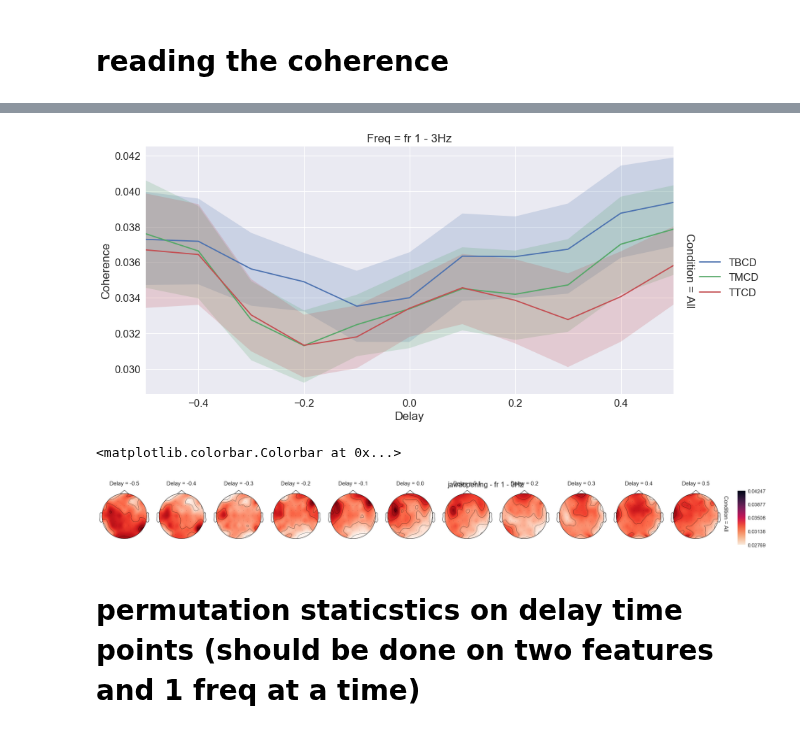
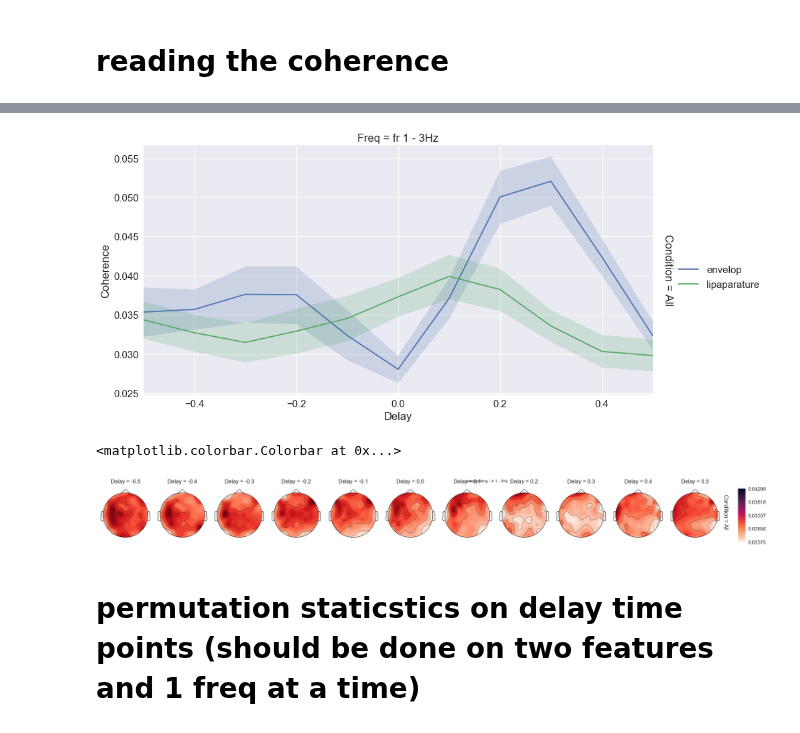
Before and after one commit to sankar-mukherjee/entrainment_python, a Jupyter notebook: coherence_investigate.ipynb, the cells around one changed output, grey strips where cells are left out. Cells and saved outputs as stored; diff of their text form; code cells hidden in the pictures.

```diff
--- a/coherence_investigate.ipynb
+++ b/coherence_investigate.ipynb
@@ -77,26 +78,26 @@ a=a.groupby(['Subject','Condition']).sum()['noTrials'].unstack().plot(kind='bar'
 # %%
 freq_band = ['Delta 1 - 3Hz','Theta 4 - 7Hz','Alpha 8 - 12Hz','Beta 13 - 25Hz','Gamma 30 - 40Hz']
 freq_band = [ 'fr 1 - 3Hz']
 #freq_band = ['fr 1 - 3Hz', 'fr 2 - 4Hz', 'fr 3 - 5Hz', 'fr 4 - 6Hz','fr 5 - 7Hz', 'fr 6 - 8Hz', 'fr 7 - 9Hz', 'fr 8 - 10Hz',
 # 'fr 9 - 11Hz', 'fr 10 - 12Hz']
 
 extra_channels = ['envelop','jawaopening','lipaparature','lipProtrusion','TTCD','TMCD','TBCD']
-extra_channels = ['TTCD','TMCD','TBCD']
+extra_channels = ['envelop','lipaparature']
 
 condition = ['Hyper','Normal','Hypo','All']
 condition = ['All']
 
 delay = np.arange(-5,6) / 10
 
 a = data.loc[extra_channels,freq_band,condition,delay,subject_name]['Coherence']
 a = pd.DataFrame(a.reset_index())
 
 g = sns.FacetGrid(a, col="Freq", row="Condition",col_order=freq_band , margin_titles=True,size=6,aspect=2)
 b = g.map_dataframe(sns.tsplot, time="Delay", unit="Subject",condition="Feature", value="Coherence",color="deep").add_legend()
 b = b.set_xlabels('Delay')
 b = b.set_ylabels('Coherence')
 # %% [output]
-[figure, old version]
+[figure, new version]
 # %%
 def get_coherence_value_delay(data,name,subject_name,delay,condition):
     D = []
@@ -225,7 +226,7 @@ sm.set_array([])
 plt.colorbar(sm, ticks=np.linspace(vmin,vmax,5),cax=cbar_ax)
 # %% [output]
 <matplotlib.colorbar.Colorbar at 0x...>
-[figure, old version]
+[figure, new version]
 # %% [markdown]
 # permutation staticstics on delay time points (should be done on two features and 1 freq at a time)
 # %%
```
Also changed, not shown: parts of 10 cells of this notebook, 2 other files.
